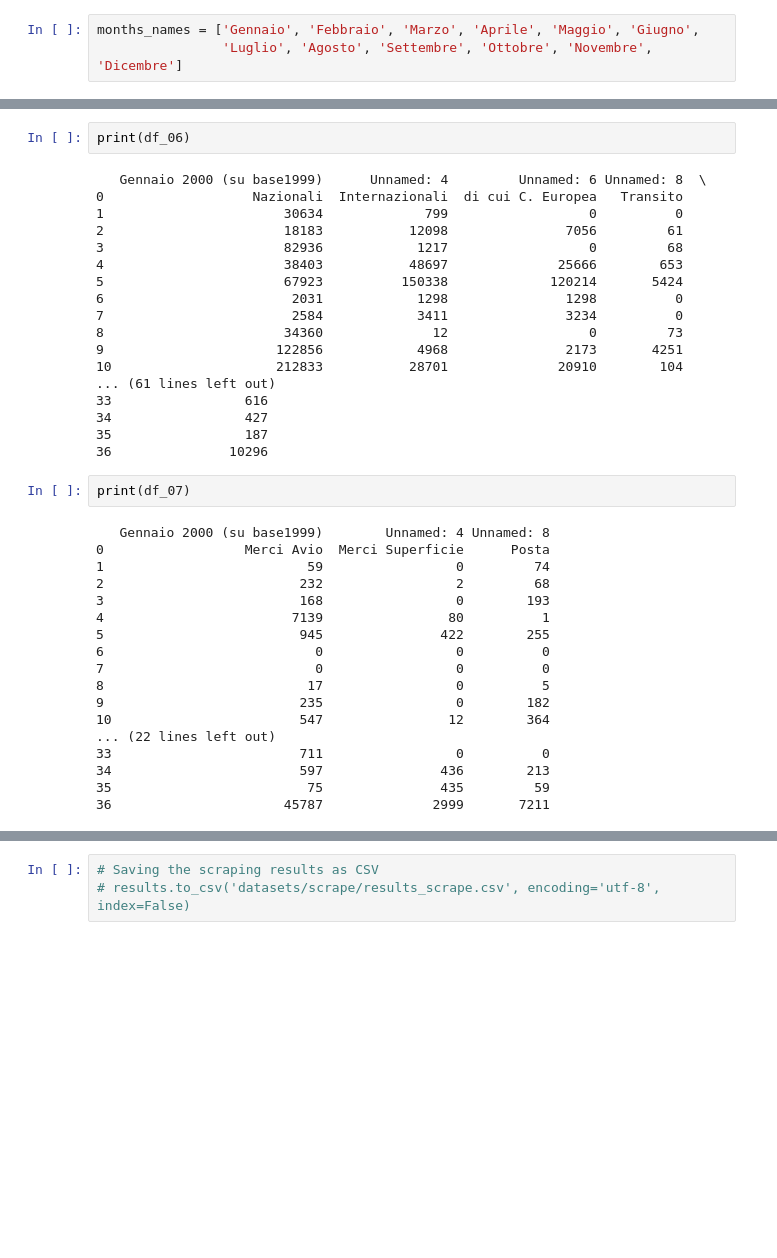
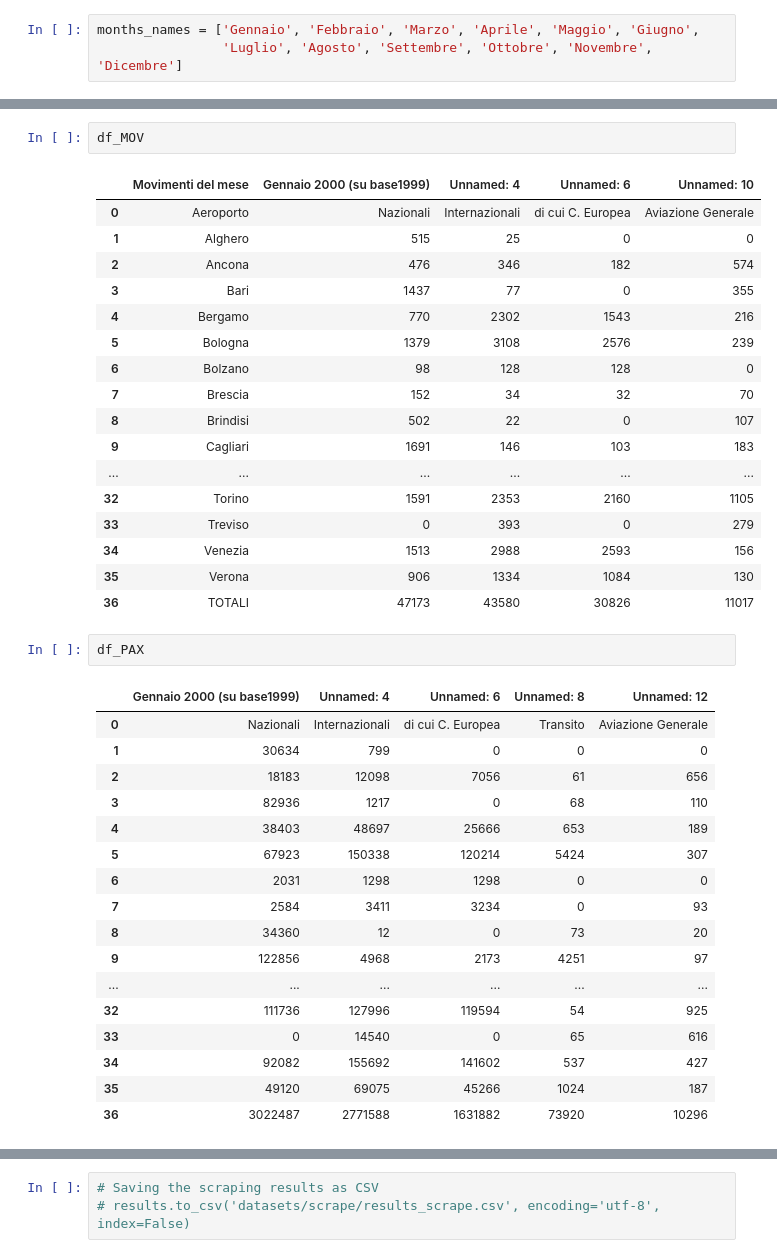
Before and after one commit to fedfioravanti/Italian_Airports, a Jupyter notebook: Italian-Airports.ipynb, the cells around one changed output, grey strips where cells are left out. Cells and saved outputs as stored; diff of their text form; blank space fills up the shorter version.

```diff
--- a/Italian-Airports.ipynb
+++ b/Italian-Airports.ipynb
@@ -255,40 +155,40 @@ print(df_05)
-# %%
-print(df_06)
-# %% [output]
-   Gennaio 2000 (su base1999)      Unnamed: 4         Unnamed: 6 Unnamed: 8  \
-0                   Nazionali  Internazionali  di cui C. Europea   Transito
-1                       30634             799                  0          0
-2                       18183           12098               7056         61
-3                       82936            1217                  0         68
-4                       38403           48697              25666        653
-5                       67923          150338             120214       5424
-6                        2031            1298               1298          0
-7                        2584            3411               3234          0
-8                       34360              12                  0         73
-9                      122856            4968               2173       4251
-10                     212833           28701              20910        104
-... (61 lines left out)
-33                 616
-34                 427
-35                 187
-36               10296
-# %%
-print(df_07)
-# %% [output]
-   Gennaio 2000 (su base1999)        Unnamed: 4 Unnamed: 8
-0                  Merci Avio  Merci Superficie      Posta
-1                          59                 0         74
-2                         232                 2         68
-3                         168                 0        193
-4                        7139                80          1
-5                         945               422        255
-6                           0                 0          0
-7                           0                 0          0
-8                          17                 0          5
-9                         235                 0        182
-10                        547                12        364
-... (22 lines left out)
-33                        711                 0          0
-34                        597               436        213
-35                         75               435         59
-36                      45787              2999       7211
+# %%
+df_MOV
+# %% [output]
+|  | Movimenti del mese | Gennaio 2000 (su base1999) | Unnamed: 4 | Unnamed: 6 | Unnamed: 10 |
+| 0 | Aeroporto | Nazionali | Internazionali | di cui C. Europea | Aviazione Generale |
+| 1 | Alghero | 515 | 25 | 0 | 0 |
+| 2 | Ancona | 476 | 346 | 182 | 574 |
+| 3 | Bari | 1437 | 77 | 0 | 355 |
+| 4 | Bergamo | 770 | 2302 | 1543 | 216 |
+| 5 | Bologna | 1379 | 3108 | 2576 | 239 |
+| 6 | Bolzano | 98 | 128 | 128 | 0 |
+| 7 | Brescia | 152 | 34 | 32 | 70 |
+| 8 | Brindisi | 502 | 22 | 0 | 107 |
+| 9 | Cagliari | 1691 | 146 | 103 | 183 |
+| ... | ... | ... | ... | ... | ... |
+| 32 | Torino | 1591 | 2353 | 2160 | 1105 |
+| 33 | Treviso | 0 | 393 | 0 | 279 |
+| 34 | Venezia | 1513 | 2988 | 2593 | 156 |
+| 35 | Verona | 906 | 1334 | 1084 | 130 |
+| 36 | TOTALI | 47173 | 43580 | 30826 | 11017 |
+# %%
+df_PAX
+# %% [output]
+|  | Gennaio 2000 (su base1999) | Unnamed: 4 | Unnamed: 6 | Unnamed: 8 | Unnamed: 12 |
+| 0 | Nazionali | Internazionali | di cui C. Europea | Transito | Aviazione Generale |
+| 1 | 30634 | 799 | 0 | 0 | 0 |
+| 2 | 18183 | 12098 | 7056 | 61 | 656 |
+| 3 | 82936 | 1217 | 0 | 68 | 110 |
+| 4 | 38403 | 48697 | 25666 | 653 | 189 |
+| 5 | 67923 | 150338 | 120214 | 5424 | 307 |
+| 6 | 2031 | 1298 | 1298 | 0 | 0 |
+| 7 | 2584 | 3411 | 3234 | 0 | 93 |
+| 8 | 34360 | 12 | 0 | 73 | 20 |
+| 9 | 122856 | 4968 | 2173 | 4251 | 97 |
+| ... | ... | ... | ... | ... | ... |
+| 32 | 111736 | 127996 | 119594 | 54 | 925 |
+| 33 | 0 | 14540 | 0 | 65 | 616 |
+| 34 | 92082 | 155692 | 141602 | 537 | 427 |
+| 35 | 49120 | 69075 | 45266 | 1024 | 187 |
+| 36 | 3022487 | 2771588 | 1631882 | 73920 | 10296 |
```
Also changed, not shown: parts of 16 cells of this notebook, 1 other file.
